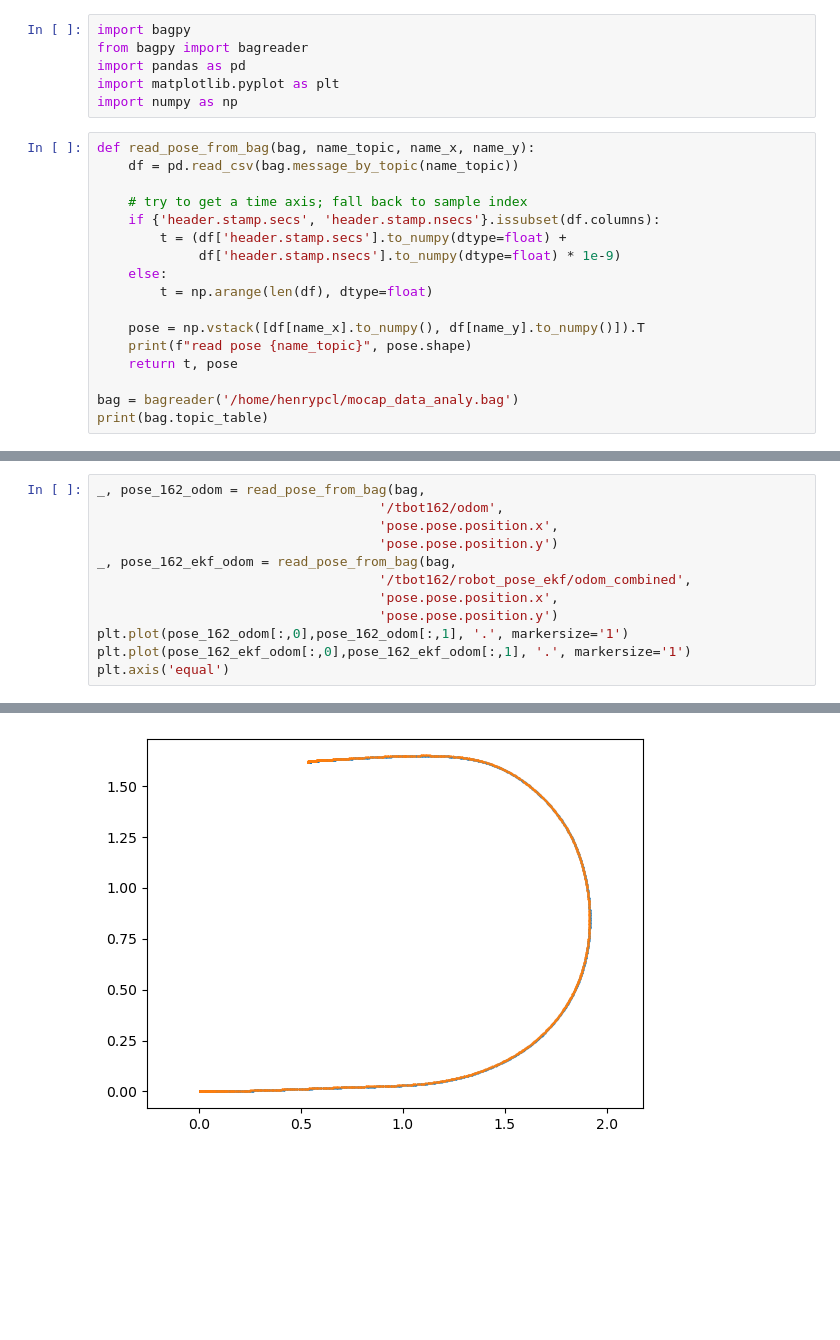
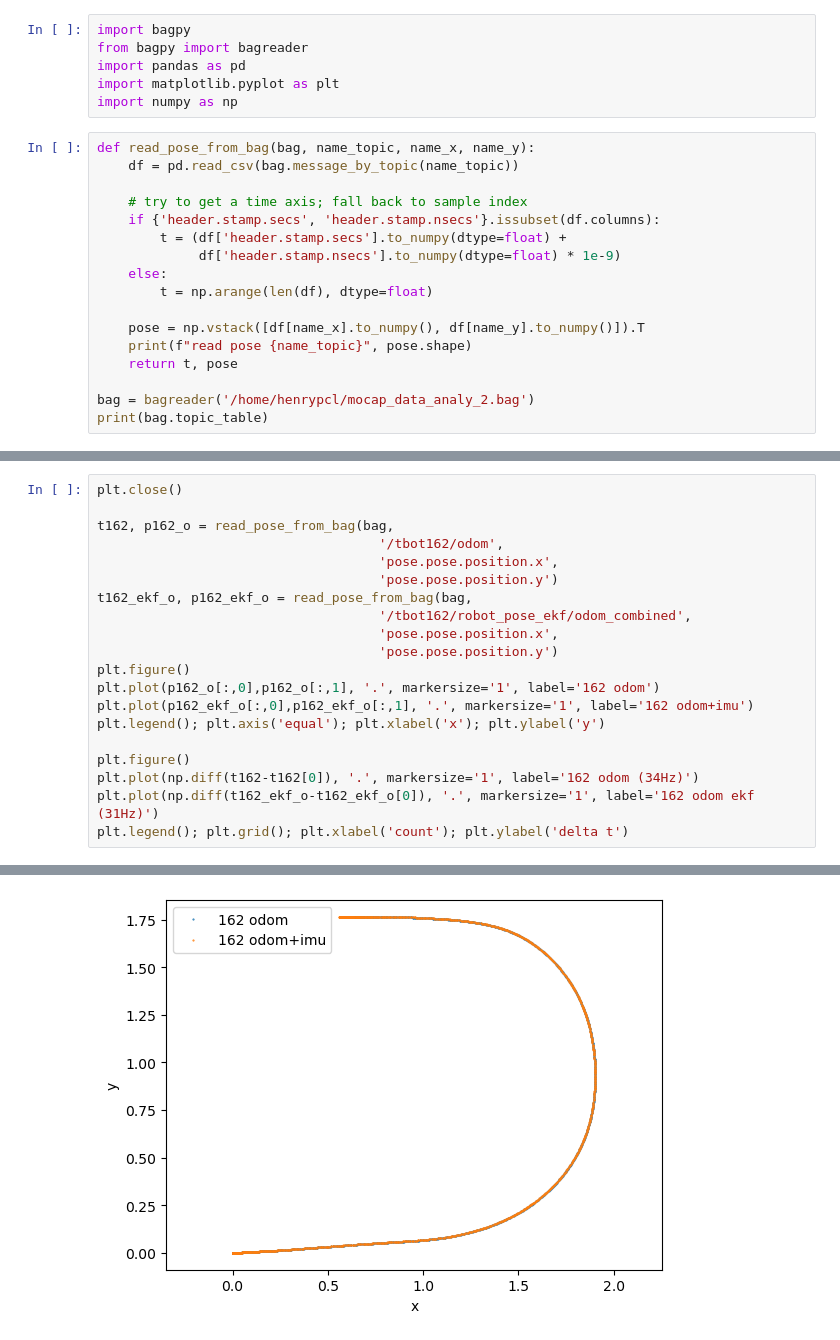
Before and after one commit to holyhenry/DSR_s_curve_tbot_test, a Jupyter notebook: plotting/scripts/system_test.ipynb, the cells around one changed output, grey strips where cells are left out. Saved outputs shown, nothing was run; the diff lists cells and outputs as text; blank space fills up the shorter version.

```diff
--- a/plotting/scripts/system_test.ipynb
+++ b/plotting/scripts/system_test.ipynb
@@ -19,6 +19,6 @@ def read_pose_from_bag(bag, name_topic, name_x, name_y):
     print(f"read pose {name_topic}", pose.shape)
     return t, pose
 
-bag = bagreader('/home/henrypcl/mocap_data_analy.bag')
+bag = bagreader('/home/henrypcl/mocap_data_analy_2.bag')
 print(bag.topic_table)
 # %% [output]
@@ -42,13 +70,21 @@ print(bag.topic_table)
 # %%
-_, pose_162_odom = read_pose_from_bag(bag,
+plt.close()
+
+t162, p162_o = read_pose_from_bag(bag,
                                     '/tbot162/odom',
                                     'pose.pose.position.x',
                                     'pose.pose.position.y')
-_, pose_162_ekf_odom = read_pose_from_bag(bag,
+t162_ekf_o, p162_ekf_o = read_pose_from_bag(bag,
                                     '/tbot162/robot_pose_ekf/odom_combined',
                                     'pose.pose.position.x',
                                     'pose.pose.position.y')
-plt.plot(pose_162_odom[:,0],pose_162_odom[:,1], '.', markersize='1')
-plt.plot(pose_162_ekf_odom[:,0],pose_162_ekf_odom[:,1], '.', markersize='1')
-plt.axis('equal')
+plt.figure()
+plt.plot(p162_o[:,0],p162_o[:,1], '.', markersize='1', label='162 odom')
+plt.plot(p162_ekf_o[:,0],p162_ekf_o[:,1], '.', markersize='1', label='162 odom+imu')
+plt.legend(); plt.axis('equal'); plt.xlabel('x'); plt.ylabel('y')
+
+plt.figure()
+plt.plot(np.diff(t162-t162[0]), '.', markersize='1', label='162 odom (34Hz)')
+plt.plot(np.diff(t162_ekf_o-t162_ekf_o[0]), '.', markersize='1', label='162 odom ekf (31Hz)')
+plt.legend(); plt.grid(); plt.xlabel('count'); plt.ylabel('delta t')
 # %% [output]
@@ -61 +94 @@ read pose /tbot162/robot_pose_ekf/odom_combined (1660, 2)
-[figure, old version]
+[figure, new version]
```
Also changed, not shown: parts of 9 cells of this notebook, 10 other files.
